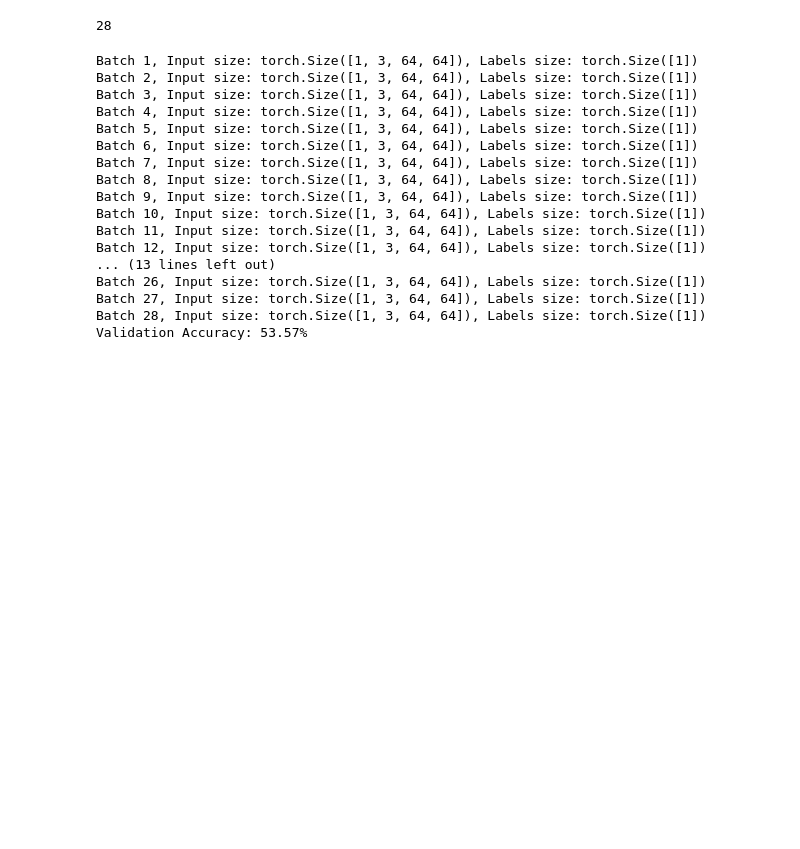
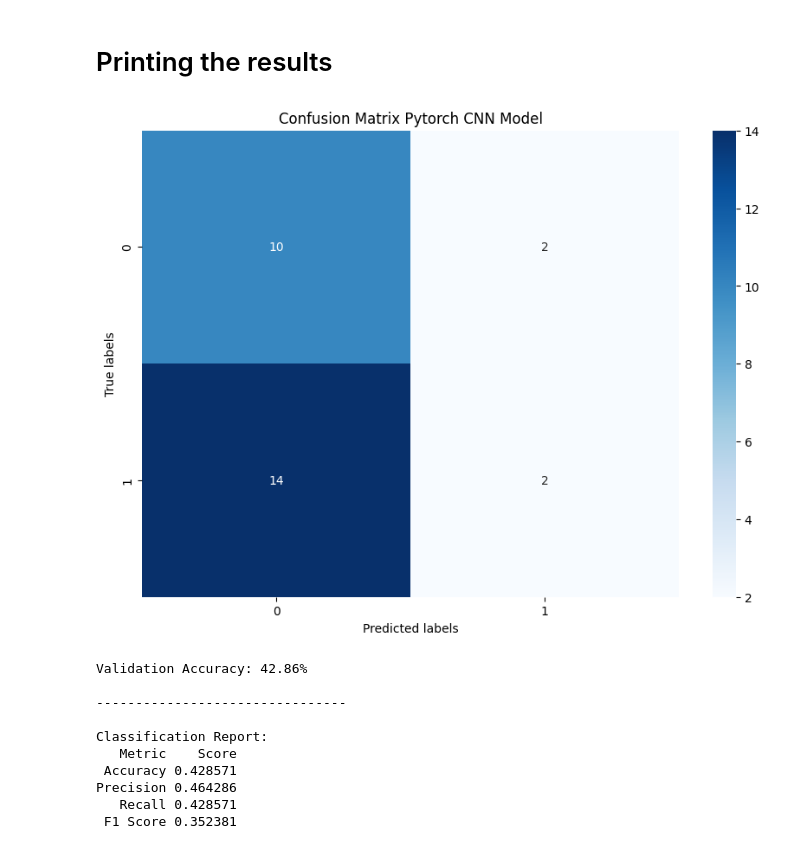
Before and after one commit to Akashdip-N/Critical-Analysis-of-Machine-Learning-and-Deep-Learning-Model-for-Mushroom-Classification, a Jupyter notebook: CNN_Pytorch.ipynb, the cells around one changed output. Saved outputs shown, nothing was run; the diff lists cells and outputs as text; code cells hidden in the pictures; blank space fills up the shorter version.

```diff
--- a/CNN_Pytorch.ipynb
+++ b/CNN_Pytorch.ipynb
@@ -72 +157,7 @@ val_data = datasets.ImageFolder(val_dir, transform=transform)
+# %%
+# Example retraining code
+model = CNN_Model(dropout_rate = best_params['dropout_rate'])
+optimizer = torch.optim.Adam(model.parameters(), lr = best_params['learning_rate'])
+batch_size = best_params['batch_size']
+criterion = torch.nn.CrossEntropyLoss()
 # %%
@@ -161,26 +246,2 @@ torch.save(model.state_dict(), f'Pth_Files/CNN_Pytorch_model_{number_of_epochs}.
-# %%
-def evaluate_model(model, val_loader):
-    device = torch.device("cuda" if torch.cuda.is_available() else "cpu")
-    model = model.to(device)
-    model.eval()
-
-    total = 0
-    correct = 0
-    with torch.no_grad():
-        for i, (inputs, labels) in enumerate(val_loader):
-            print(f'Batch {i + 1}, Input size: {inputs.size()}, Labels size: {labels.size()}')  # Debug statement
-            inputs, labels = inputs.to(device), labels.to(device)
-            outputs = model(inputs)
-            _, predicted = torch.max(outputs, 1)
-            total += labels.size(0)
-            correct += (predicted == labels).sum().item()
-
-    if total == 0:
-        print("No data was loaded. Check your dataset and dataloader.")
-    else:
-        accuracy = 100 * correct / total
-        print(f'Validation Accuracy: {accuracy:.2f}%')
-# %%
-print(len(val_loader))
-# %% [output]
-28
+# %% [markdown]
+# Printing the results
@@ -187,20 +299,14 @@ print(len(val_loader))
 # %%
-evaluate_model(model, val_loader)
+evaluate_model(model)
 # %% [output]
+[figure, added]
-Batch 1, Input size: torch.Size([1, 3, 64, 64]), Labels size: torch.Size([1])
-Batch 2, Input size: torch.Size([1, 3, 64, 64]), Labels size: torch.Size([1])
-Batch 3, Input size: torch.Size([1, 3, 64, 64]), Labels size: torch.Size([1])
-Batch 4, Input size: torch.Size([1, 3, 64, 64]), Labels size: torch.Size([1])
-Batch 5, Input size: torch.Size([1, 3, 64, 64]), Labels size: torch.Size([1])
-Batch 6, Input size: torch.Size([1, 3, 64, 64]), Labels size: torch.Size([1])
-Batch 7, Input size: torch.Size([1, 3, 64, 64]), Labels size: torch.Size([1])
-Batch 8, Input size: torch.Size([1, 3, 64, 64]), Labels size: torch.Size([1])
-Batch 9, Input size: torch.Size([1, 3, 64, 64]), Labels size: torch.Size([1])
-Batch 10, Input size: torch.Size([1, 3, 64, 64]), Labels size: torch.Size([1])
-Batch 11, Input size: torch.Size([1, 3, 64, 64]), Labels size: torch.Size([1])
-Batch 12, Input size: torch.Size([1, 3, 64, 64]), Labels size: torch.Size([1])
-... (13 lines left out)
-Batch 26, Input size: torch.Size([1, 3, 64, 64]), Labels size: torch.Size([1])
-Batch 27, Input size: torch.Size([1, 3, 64, 64]), Labels size: torch.Size([1])
-Batch 28, Input size: torch.Size([1, 3, 64, 64]), Labels size: torch.Size([1])
-Validation Accuracy: 53.57%
+Validation Accuracy: 42.86%
+
+--------------------------------
+
+Classification Report:
+   Metric    Score
+ Accuracy 0.428571
+Precision 0.464286
+   Recall 0.428571
+ F1 Score 0.352381
```
Also changed, not shown: parts of 20 cells of this notebook, 1 other file.
